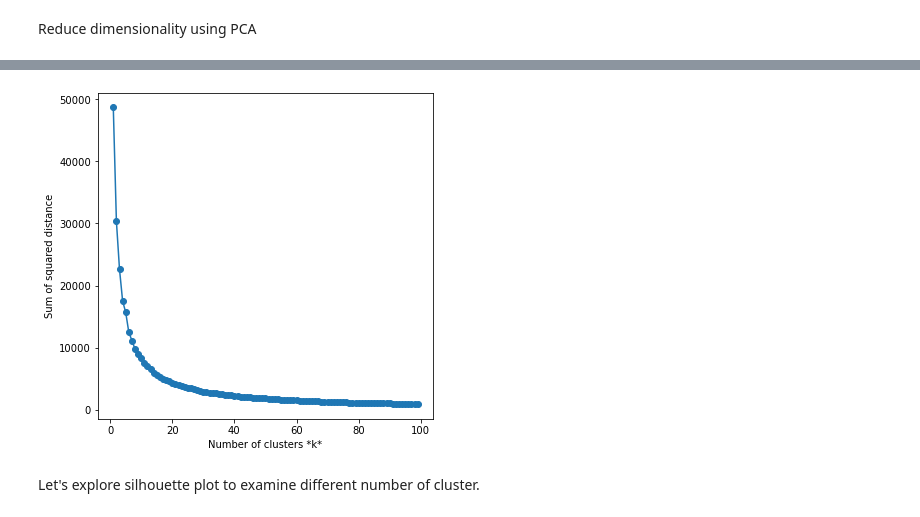
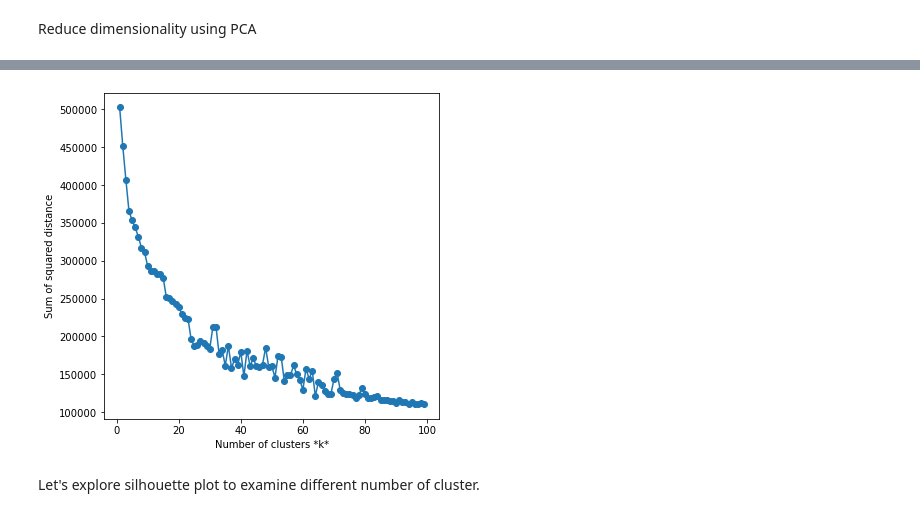
Before and after one commit to ajinkyabhanudas/SIADS696, a Jupyter notebook: EDA_Poom.ipynb, the cells around one changed output, grey strips where cells are left out. Saved outputs shown, nothing was run; the diff lists cells and outputs as text; code cells hidden in the pictures.

```diff
--- a/EDA_Poom.ipynb
+++ b/EDA_Poom.ipynb
@@ -279,7 +278,8 @@ def gen_word_vec(df_text_series, wordvec):
 # %% [markdown]
 features to work with
 # %%
-title_word_vec = gen_word_vec(df.title, model_wv)
-tag_word_vec = gen_word_vec(df.tag, model_wv)
-desc_word_vec = gen_word_vec(df.description, model_wv)
+title_word_vec = gen_word_vec(prep_df.title, model_wv)
+tag_word_vec = gen_word_vec(prep_df.tags, model_wv)
+desc_word_vec = gen_word_vec(prep_df.description, model_wv)
+topic_word_vec = gen_word_vec(prep_df.topicCategories, model_wv)
 # %%
@@ -297,0 +289,15 @@ X_new = pca.fit_transform(X)
+# %%
+# initiate PCA with 1 components
+pca = PCA(n_components=1)
+title_pc = pca.fit_transform(title_word_vec)
+tag_pc = pca.fit_transform(tag_word_vec)
+desc_pc = pca.fit_transform(desc_word_vec)
+topic_pc = pca.fit_transform(topic_word_vec)
+# %%
+#copy prep_df to be worked with
+vec_df = prep_df.copy()
+#replace df with each vector PCs
+vec_df['title'] = title_pc
+vec_df['tags'] = tag_pc
+vec_df['description'] = desc_pc
+vec_df['topicCategories'] = topic_pc
@@ -298,3 +311,7 @@ X_new = pca.fit_transform(X)
+# %%
+# scale the df to be fitted with PCA
+scaler = StandardScaler()
+scale_df = scaler.fit_transform(vec_df)
 # %%
 # create biplot source from https://sukhbinder.wordpress.com/2015/08/05/biplot-with-python/ + unsupervise learning class
 def biplot(score, coeff, maxdim, pcax=1, pcay=2, labels=None):
@@ -331,27 +353,27 @@ biplot(score,coeff,5)
 # %%
 # Let's explore the clustering of word embadding vector using K-Means
 # first let's find optimal number of cluster using elbow methods
 
 # # stardize the data in case the data are not normalized
 # df_clustering = df.copy()
 # X = StandardScaler().fit_transform(df_clustering.iloc[:, 1:])
 
 # workingin title word embedding
 sse=[] # sum of square error
 list_k = list(range(1, 100))
 
-X = X_new
+X = scale_df
 for k in list_k:
     km = MiniBatchKMeans(n_clusters=k, init='k-means++', max_iter=300, random_state=0, batch_size=2048)
     km.fit(X)
     sse.append(km.inertia_)
 
 plt.figure(figsize=(6, 6))
 plt.plot(list_k, sse, '-o')
 plt.xlabel(r'Number of clusters *k*')
 plt.ylabel('Sum of squared distance');
 # %% [output]
-[figure, old version]
+[figure, new version]
 # %% [markdown]
 Let's explore silhouette plot to examine different number of cluster.
 # %%
```
Also changed, not shown: parts of 18 cells of this notebook.
